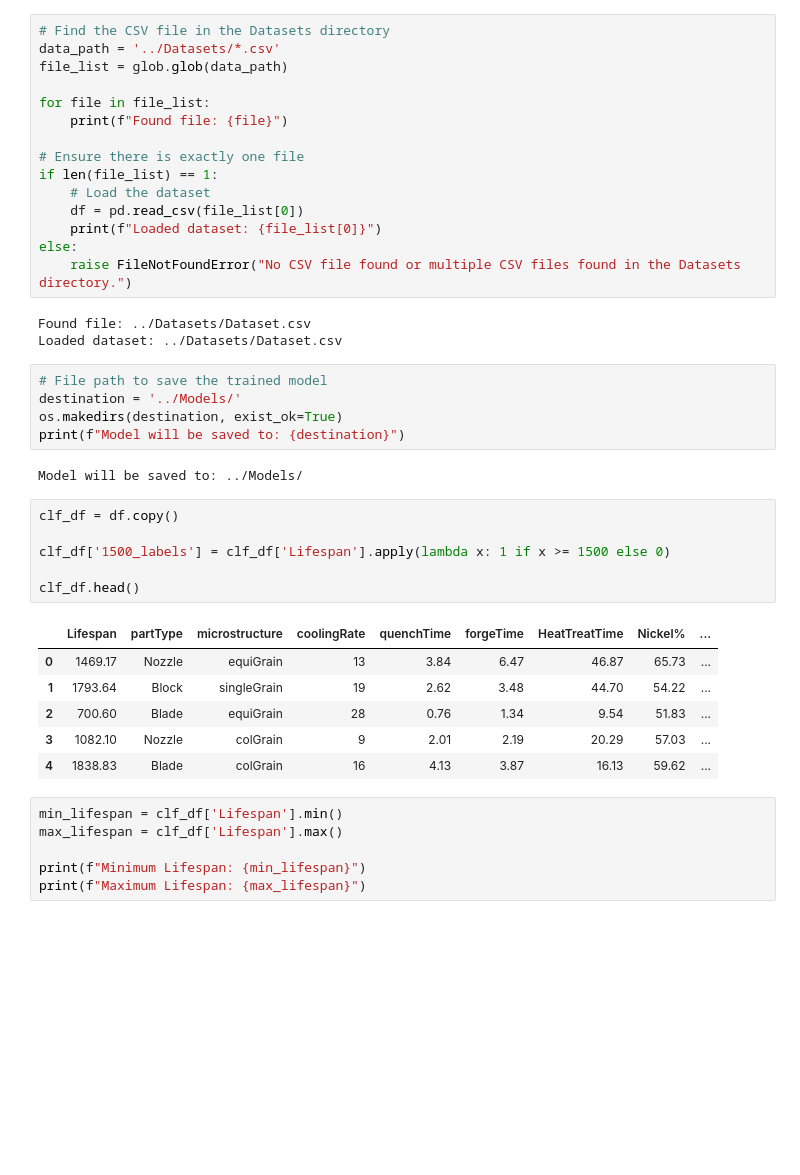
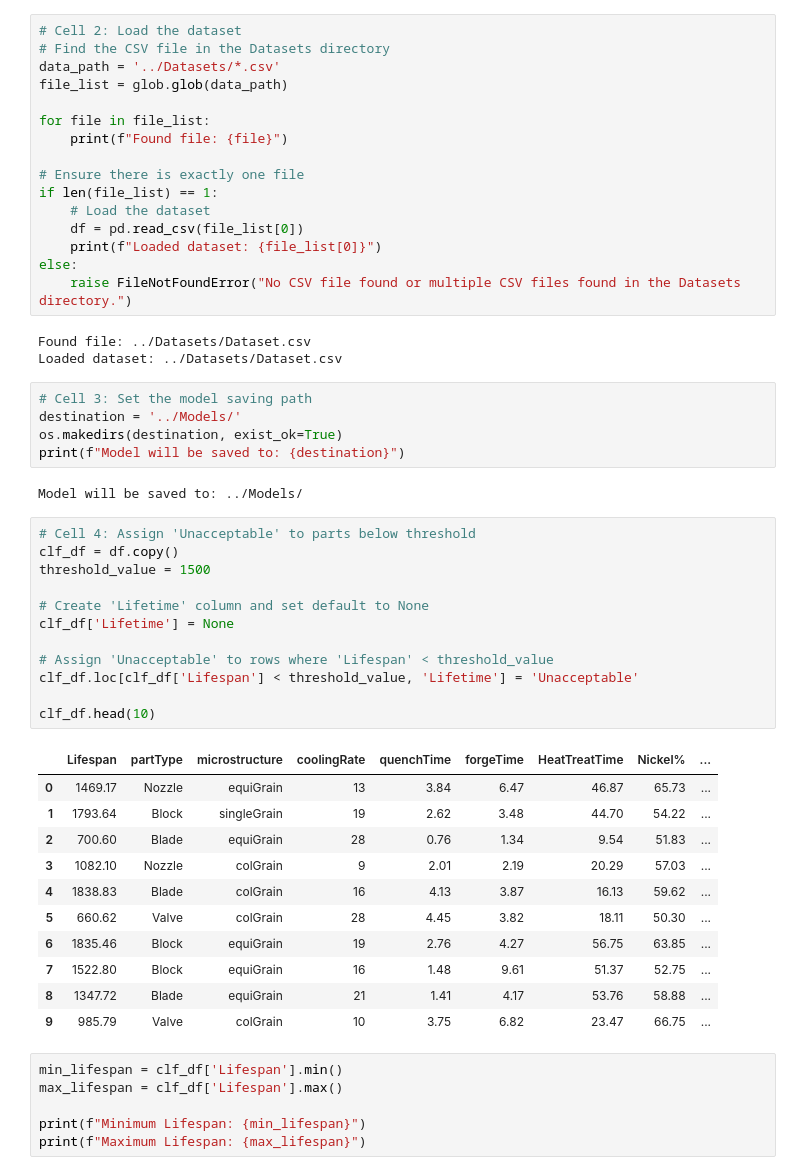
Before and after one commit to muhammedazhar/MSc-DataScience, a Jupyter notebook: COMP1801-ML/Coursework/Testing/Classification.ipynb, the cells around one changed output. Saved outputs shown, nothing was run; the diff lists cells and outputs as text; blank space fills up the shorter version.

```diff
--- a/COMP1801-ML/Coursework/Testing/Classification.ipynb
+++ b/COMP1801-ML/Coursework/Testing/Classification.ipynb
@@ -13,6 +16,7 @@ try:
 except Exception as e:
     print(f"Error : {e}")
 # %%
+# Cell 2: Load the dataset
 # Find the CSV file in the Datasets directory
 data_path = '../Datasets/*.csv'
 file_list = glob.glob(data_path)
@@ -31,25 +35,36 @@ else:
 Found file: ../Datasets/Dataset.csv
 Loaded dataset: ../Datasets/Dataset.csv
 # %%
-# File path to save the trained model
+# Cell 3: Set the model saving path
 destination = '../Models/'
 os.makedirs(destination, exist_ok=True)
 print(f"Model will be saved to: {destination}")
 # %% [output]
 Model will be saved to: ../Models/
-# %%
-clf_df = df.copy()
-
-clf_df['1500_labels'] = clf_df['Lifespan'].apply(lambda x: 1 if x >= 1500 else 0)
-
-clf_df.head()
-# %% [output]
-|  | Lifespan | partType | microstructure | coolingRate | quenchTime | forgeTime | HeatTreatTime | Nickel% | ... |
-| 0 | 1469.17 | Nozzle | equiGrain | 13 | 3.84 | 6.47 | 46.87 | 65.73 | ... |
-| 1 | 1793.64 | Block | singleGrain | 19 | 2.62 | 3.48 | 44.70 | 54.22 | ... |
-| 2 | 700.60 | Blade | equiGrain | 28 | 0.76 | 1.34 | 9.54 | 51.83 | ... |
-| 3 | 1082.10 | Nozzle | colGrain | 9 | 2.01 | 2.19 | 20.29 | 57.03 | ... |
-| 4 | 1838.83 | Blade | colGrain | 16 | 4.13 | 3.87 | 16.13 | 59.62 | ... |
+# %%
+# Cell 4: Assign 'Unacceptable' to parts below threshold
+clf_df = df.copy()
+threshold_value = 1500
+
+# Create 'Lifetime' column and set default to None
+clf_df['Lifetime'] = None
+
+# Assign 'Unacceptable' to rows where 'Lifespan' < threshold_value
+clf_df.loc[clf_df['Lifespan'] < threshold_value, 'Lifetime'] = 'Unacceptable'
+
+clf_df.head(10)
+# %% [output]
+|  | Lifespan | partType | microstructure | coolingRate | quenchTime | forgeTime | HeatTreatTime | Nickel% | ... |
+| 0 | 1469.17 | Nozzle | equiGrain | 13 | 3.84 | 6.47 | 46.87 | 65.73 | ... |
+| 1 | 1793.64 | Block | singleGrain | 19 | 2.62 | 3.48 | 44.70 | 54.22 | ... |
+| 2 | 700.60 | Blade | equiGrain | 28 | 0.76 | 1.34 | 9.54 | 51.83 | ... |
+| 3 | 1082.10 | Nozzle | colGrain | 9 | 2.01 | 2.19 | 20.29 | 57.03 | ... |
+| 4 | 1838.83 | Blade | colGrain | 16 | 4.13 | 3.87 | 16.13 | 59.62 | ... |
+| 5 | 660.62 | Valve | colGrain | 28 | 4.45 | 3.82 | 18.11 | 50.30 | ... |
+| 6 | 1835.46 | Block | equiGrain | 19 | 2.76 | 4.27 | 56.75 | 63.85 | ... |
+| 7 | 1522.80 | Block | equiGrain | 16 | 1.48 | 9.61 | 51.37 | 52.75 | ... |
+| 8 | 1347.72 | Blade | equiGrain | 21 | 1.41 | 4.17 | 53.76 | 58.88 | ... |
+| 9 | 985.79 | Valve | colGrain | 10 | 3.75 | 6.82 | 23.47 | 66.75 | ... |
 # %%
 min_lifespan = clf_df['Lifespan'].min()
 max_lifespan = clf_df['Lifespan'].max()
```
Also changed, not shown: parts of 18 cells of this notebook, 3 other files.
